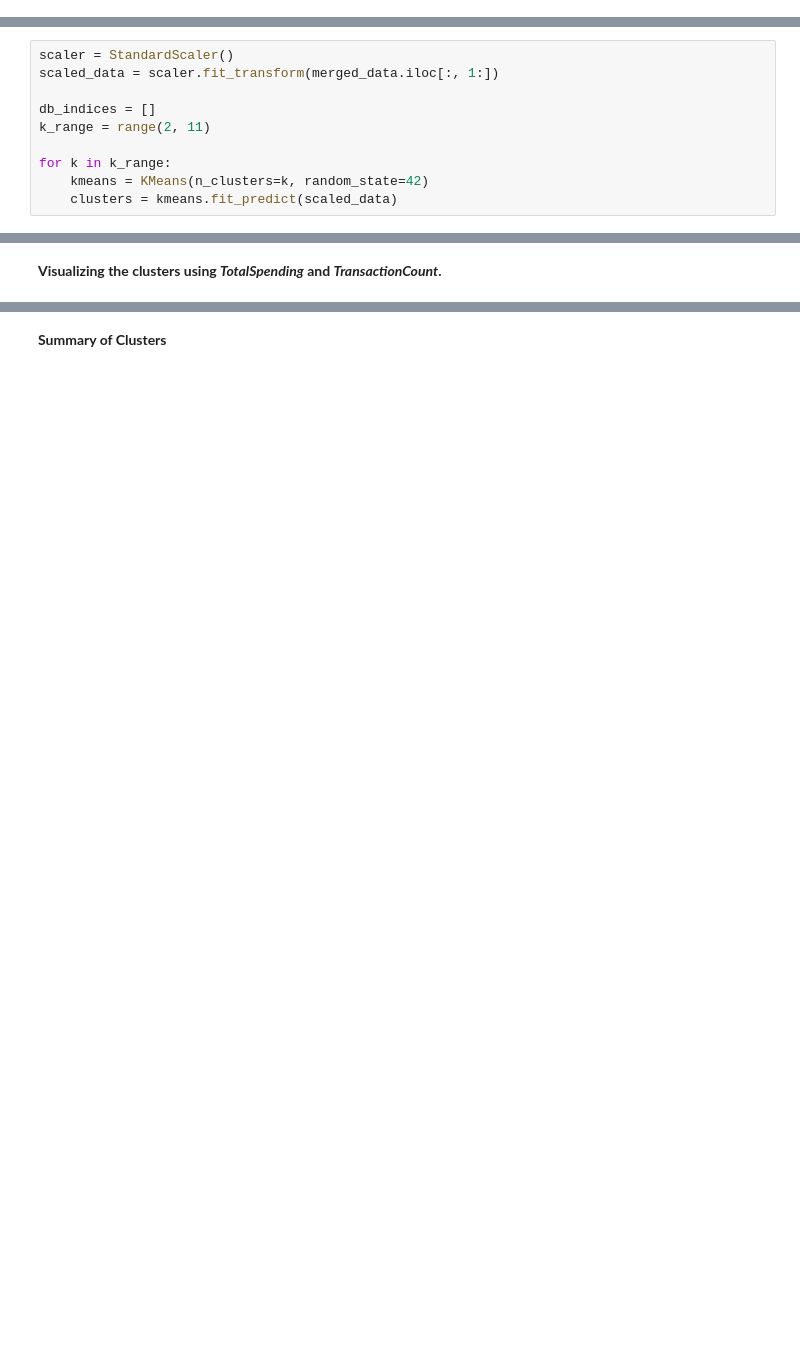
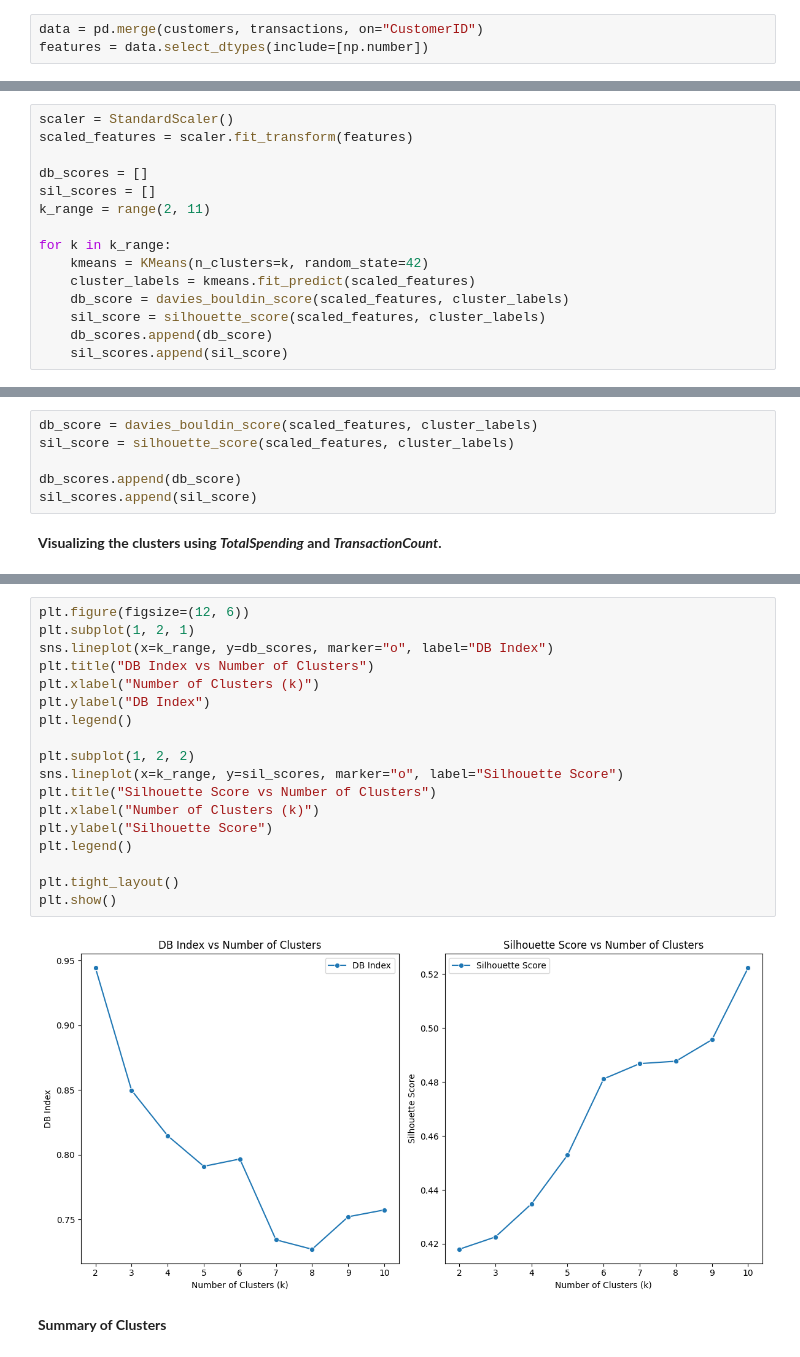
Before and after one commit to kalyaanrr/ECommerceTransactionDataset, a Jupyter notebook: Kalyaan_Mahendar_Clustering.ipynb, the cells around one changed output, grey strips where cells are left out. Cells and saved outputs as stored; diff of their text form; blank space fills up the shorter version.

```diff
--- a/Kalyaan_Mahendar_Clustering.ipynb
+++ b/Kalyaan_Mahendar_Clustering.ipynb
@@ -30,14 +17,22 @@ merged_data["Region"] = merged_data["Region"].astype("category").cat.codes
+# %%
+data = pd.merge(customers, transactions, on="CustomerID")
+features = data.select_dtypes(include=[np.number])
 # %% [markdown]
 **Scaling the Data**
 # %%
 scaler = StandardScaler()
-scaled_data = scaler.fit_transform(merged_data.iloc[:, 1:])
+scaled_features = scaler.fit_transform(features)
 
-db_indices = []
+db_scores = []
+sil_scores = []
 k_range = range(2, 11)
 
 for k in k_range:
     kmeans = KMeans(n_clusters=k, random_state=42)
-    clusters = kmeans.fit_predict(scaled_data)
+    cluster_labels = kmeans.fit_predict(scaled_features)
+    db_score = davies_bouldin_score(scaled_features, cluster_labels)
+    sil_score = silhouette_score(scaled_features, cluster_labels)
+    db_scores.append(db_score)
+    sil_scores.append(sil_score)
 # %% [markdown]
 **Calculating Clustering Metrices**
@@ -47,2 +39,8 @@ db_indices.append(db_index)
+# %%
+db_score = davies_bouldin_score(scaled_features, cluster_labels)
+sil_score = silhouette_score(scaled_features, cluster_labels)
+
+db_scores.append(db_score)
+sil_scores.append(sil_score)
 # %% [markdown]
 **Visualizing the clusters using *TotalSpending* and *TransactionCount*.**
@@ -60,2 +47,22 @@ plt.show()
+# %%
+plt.figure(figsize=(12, 6))
+plt.subplot(1, 2, 1)
+sns.lineplot(x=k_range, y=db_scores, marker="o", label="DB Index")
+plt.title("DB Index vs Number of Clusters")
+plt.xlabel("Number of Clusters (k)")
+plt.ylabel("DB Index")
+plt.legend()
+
+plt.subplot(1, 2, 2)
+sns.lineplot(x=k_range, y=sil_scores, marker="o", label="Silhouette Score")
+plt.title("Silhouette Score vs Number of Clusters")
+plt.xlabel("Number of Clusters (k)")
+plt.ylabel("Silhouette Score")
+plt.legend()
+
+plt.tight_layout()
+plt.show()
+# %% [output]
+[figure, added]
 # %% [markdown]
 **Summary of Clusters**
```
Also changed, not shown: parts of 8 cells of this notebook.
